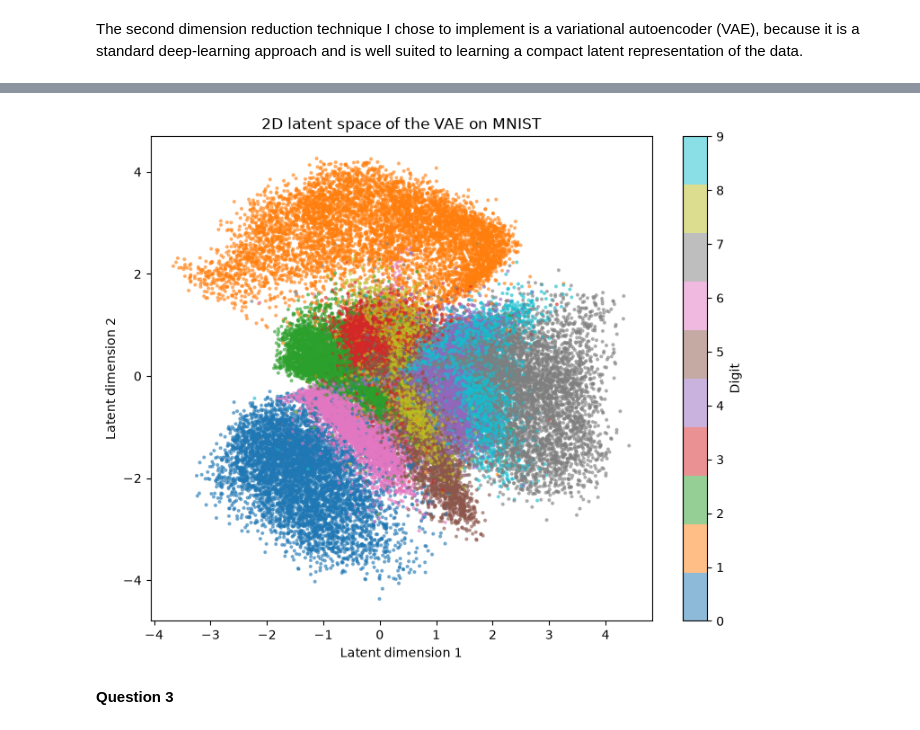
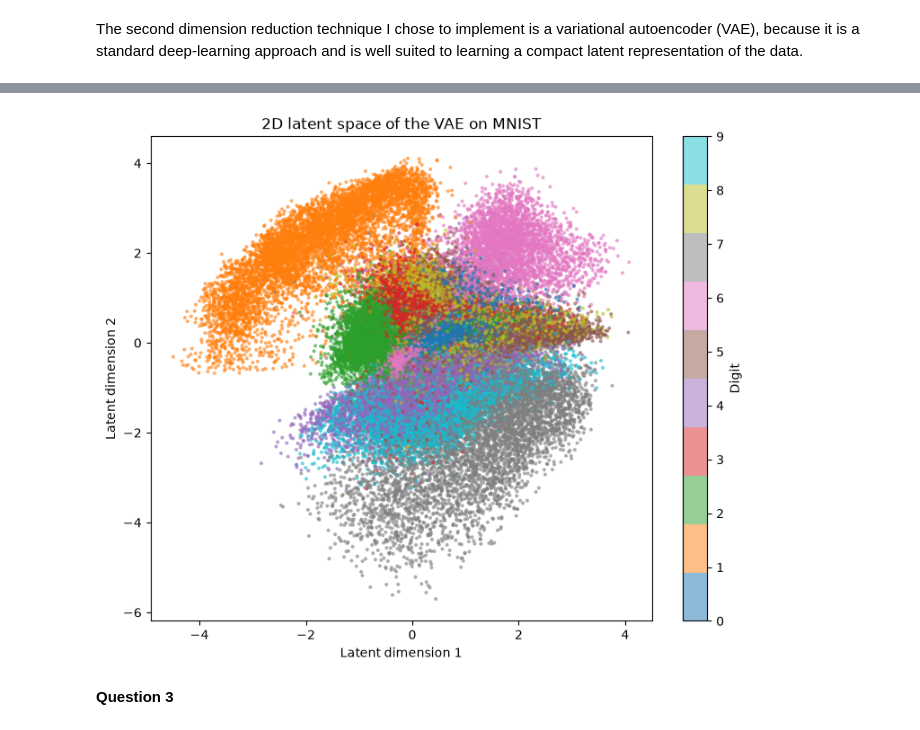
Before and after one commit to Otto-gits/Maths-of-AI, a Jupyter notebook: Assignment 2.ipynb, the cells around one changed output, grey strips where cells are left out. Drawn from its saved outputs; the diff is of its cells as text; code cells hidden in the pictures.

```diff
--- a/Assignment 2.ipynb
+++ b/Assignment 2.ipynb
@@ -153,7 +183,7 @@ loader = torch.utils.data.DataLoader(
     shuffle=True
 )
 
-for epoch in range(1, 11):
+for epoch in range(1, 6):
     model.train()
     total_loss = 0.0
 
@@ -194,4 +219,4 @@ Epoch 10: loss = 154.2049
-[figure, old version]
+[figure, new version]
 # %% [markdown]
 **Question 3**
 # %% [markdown]
```
Also changed, not shown: parts of 10 cells of this notebook.
